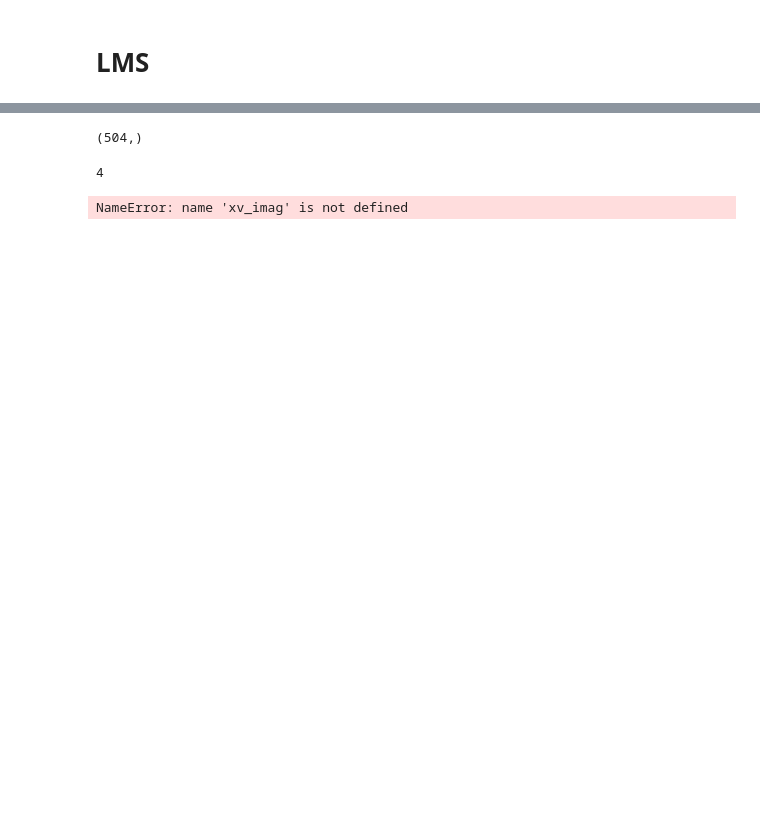
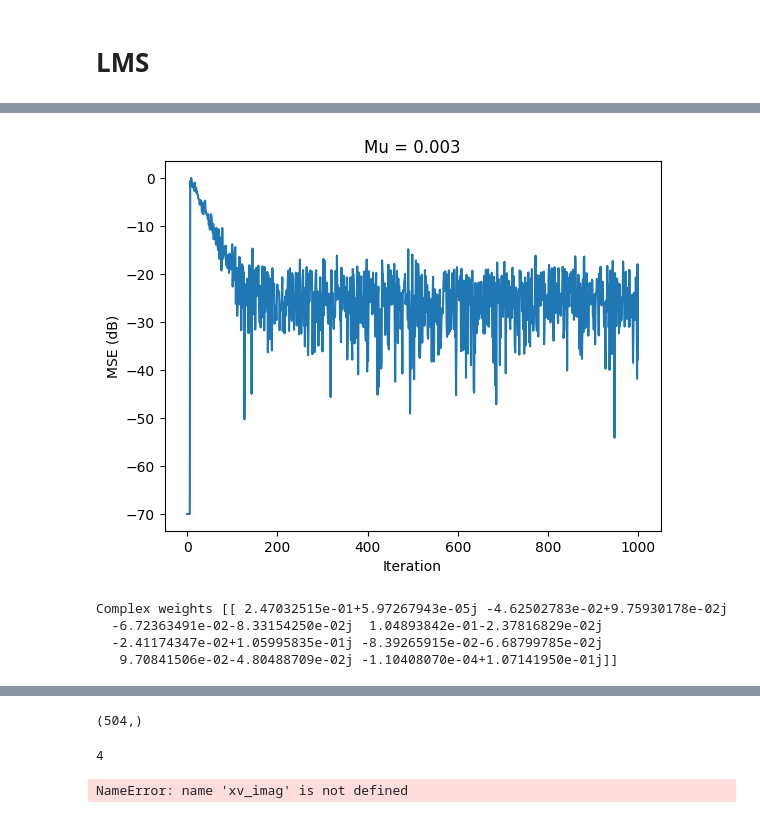
Before and after one commit to Diegs18/AdaptiveDSP, a Jupyter notebook: Project/npd_project.ipynb, the cells around one changed output, grey strips where cells are left out. Drawn from its saved outputs; the diff is of its cells as text; code cells hidden in the pictures; blank space fills up the shorter version.

```diff
--- a/Project/npd_project.ipynb
+++ b/Project/npd_project.ipynb
@@ -131,3 +131,60 @@ Complex weights [[ 0.3731151 +0.01880517j -0.08006339+0.21996702j -0.14302861-0.
+# %%
+#sandbox
+
+tx
+x=X
+L=Nr-1
+mu=.003
+N=N
+
+ds = X[0].T.squeeze()
+y = np.zeros_like(ds)
+ereal = np.zeros_like(ds)
+eimag = np.zeros_like(ds)
+yreal = np.zeros_like(ds)
+yimag = np.zeros_like(ds)
+breal = np.zeros([1, L+1])
+bimag = np.zeros([1, L+1])
+
+for n in range(L,N):
+    #define the input vector
+    xv = []
+    for i in range(X.shape[0]):
+        xv.append(X[i][n])
+    xv_real = np.array(xv)
+    #xv_imag = np.array(xv).imag
+
+    #caclulate the output vector
+    yreal[n] = (breal @ xv_real)# - (bimag @ xv_imag)
+    #yimag[n] = (bimag @ xv_real) - (breal @ xv_imag)
+
+    #calculate the error
+    ereal[n] = ds[n] - yreal[n]
+    #eimag[n] = ds[n].imag - yimag[n]
+
+
+    #update the weights
+    breal = breal + mu*(xv_real.conj()*ereal[n]).T#-xv_imag*eimag[n]).T
+    #bimag = bimag + mu*(xv_real*eimag[n]-xv_imag*ereal[n]).T
+
+    #bhat = bhat + 2*mu*e[n]*xv
+e = abs(ereal) #+ eimag
+#freq_resp(bhat.reshape(L+1,1), [1])
+eplot = 10*np.log10(e*e+.0000001)
+plt.plot(eplot[0:1000])
+plt.ylabel('MSE (dB)')
+plt.xlabel('Iteration')
+string = 'Mu = ' + str(mu)
+plt.title(string)
+plt.show()
+b = breal+bimag
+print("Complex weights", b)
+# %% [output]
+[figure, added]
+Complex weights [[ 2.47032515e-01+5.97267943e-05j -4.62502783e-02+9.75930178e-02j
+  -6.72363491e-02-8.33154250e-02j  1.04893842e-01-2.37816829e-02j
+  -2.41174347e-02+1.05995835e-01j -8.39265915e-02-6.68799785e-02j
+   9.70841506e-02-4.80488709e-02j -1.10408070e-04+1.07141950e-01j]]
 # %%
 pointa=5000
 pointb = pointa +1000
```
Also changed, not shown: parts of 5 cells of this notebook.
